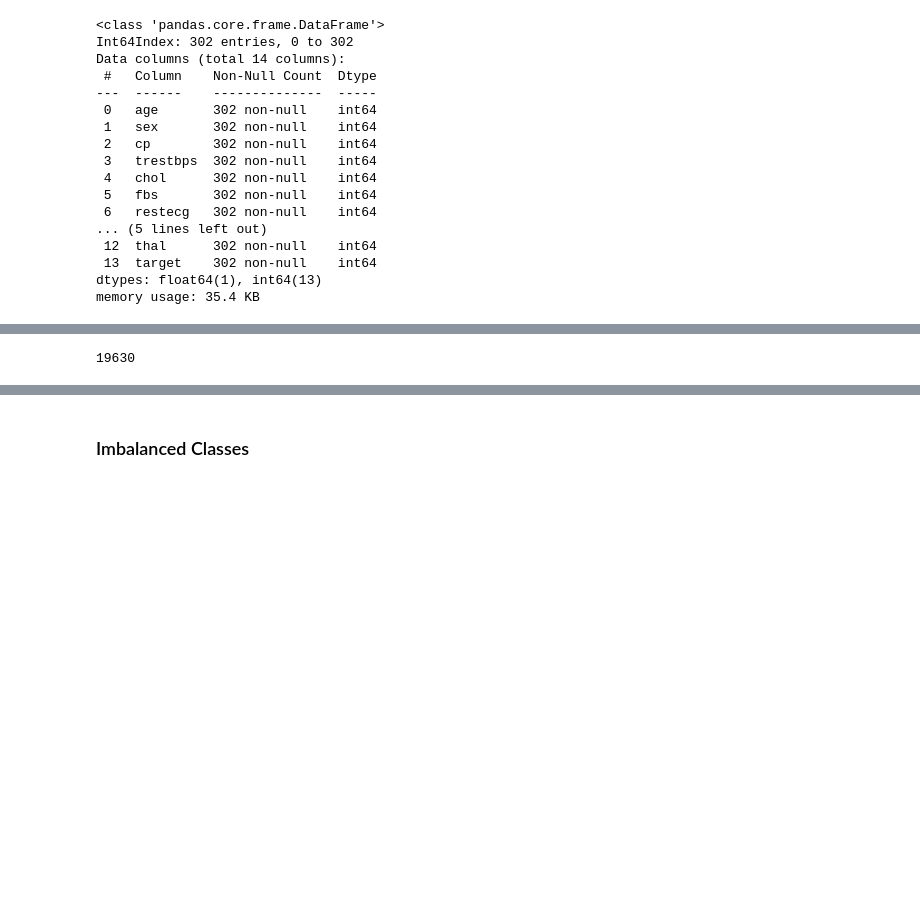
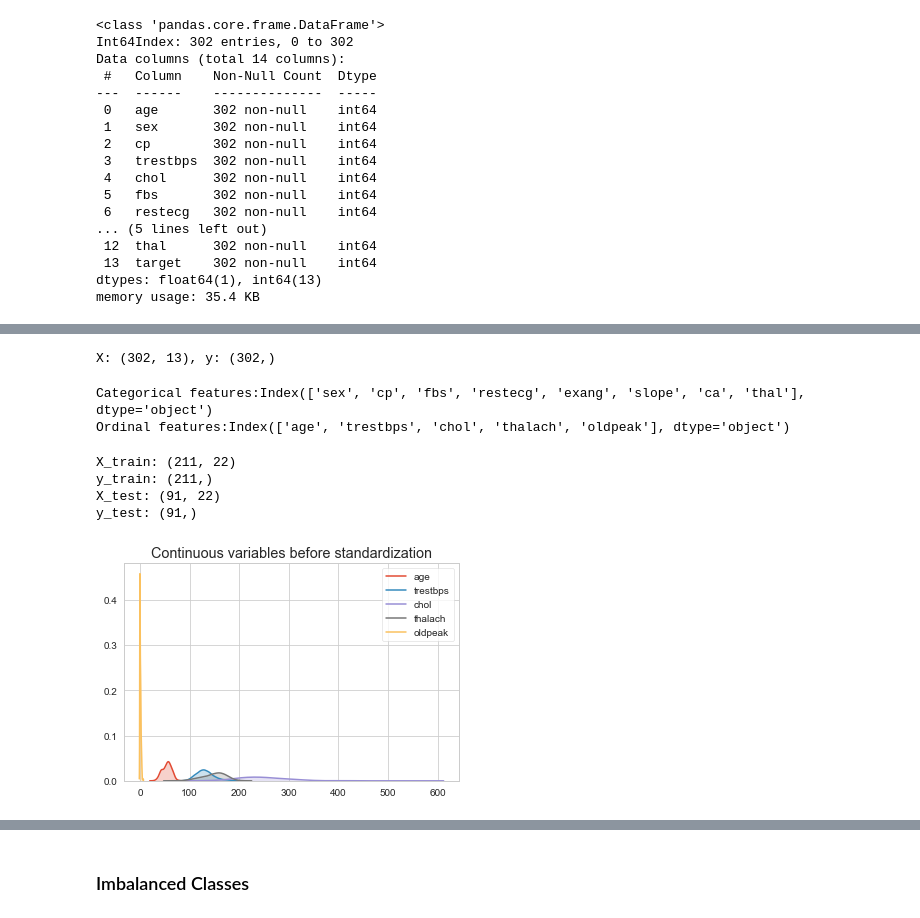
Before and after one commit to kovusseyit/Heart_UCI, a Jupyter notebook: heart_uci.ipynb, the cells around one changed output, grey strips where cells are left out. Drawn from its saved outputs; the diff is of its cells as text; code cells hidden in the pictures; blank space fills up the shorter version.

```diff
--- a/heart_uci.ipynb
+++ b/heart_uci.ipynb
@@ -54,22 +55,18 @@ import xgboost as xgb
 
 #Common Model Helpers
 from sklearn.preprocessing import StandardScaler, OneHotEncoder, LabelEncoder
-from sklearn import feature_selection
-from sklearn import model_selection
-from sklearn import metrics
+from sklearn import feature_selection, model_selection, metrics
 
 #Visualization
-import matplotlib as mpl
 import matplotlib.pyplot as plt
-# import matplotlib.pylab as pylab
 import seaborn as sns
 from pandas.plotting import scatter_matrix
 
 #Configure Visualization Defaults
 #%matplotlib inline = show plots in Jupyter Notebook browser
 %matplotlib inline
-mpl.style.use('ggplot')
-sns.set_style('white')
+plt.style.use('ggplot')
+sns.set_style('whitegrid')
 
 #ignore warnings
 import warnings
@@ -80,6 +92,9 @@ warnings.simplefilter(action='ignore', category=FutureWarning)
 # %%
 # read in the data from local folder
-df = pd.read_csv('C:/Users/kovus/Documents/Projects/heart_uci/data/heart.csv')
+data = pd.read_csv('C:/Users/kovus/Documents/Projects/heart_uci/data/heart.csv')
+
+# make a copy of retrieved data
+df = data.copy()
 
 # take a look at first 5 rows
 df.head()
@@ -280,4 +180,10 @@ Index(['age', 'trestbps', 'chol', 'thalach', 'oldpeak', 'sex_male', 'cp_1',
-# %%
-X.memory_usage(deep=True).sum()
-# %% [output]
-19630
+# %%
+# look at the sizes of features matrix and target vector
+print(f'X: {X.shape}, y: {y.shape}')
+# %% [output]
+X: (302, 13), y: (302,)
+# %%
+print(f'Categorical features:{cat_cols}\nOrdinal features:{ord_cols}')
+# %% [output]
+Categorical features:Index(['sex', 'cp', 'fbs', 'restecg', 'exang', 'slope', 'ca', 'thal'], dtype='object')
+Ordinal features:Index(['age', 'trestbps', 'chol', 'thalach', 'oldpeak'], dtype='object')
@@ -283,0 +229,14 @@ X.memory_usage(deep=True).sum()
+# %%
+X_train, X_test, y_train, y_test = get_sample_data()
+print(f'X_train: {X_train.shape}\ny_train: {y_train.shape}\nX_test: {X_test.shape}\ny_test: {y_test.shape}')
+# %% [output]
+X_train: (211, 22)
+y_train: (211,)
+X_test: (91, 22)
+y_test: (91,)
+# %%
+for col in ord_cols:
+    sns.kdeplot(data=df[col], shade=True)
+    plt.title('Continuous variables before standardization')
+# %% [output]
+[figure, added]
```
Also changed, not shown: parts of 117 cells of this notebook.
